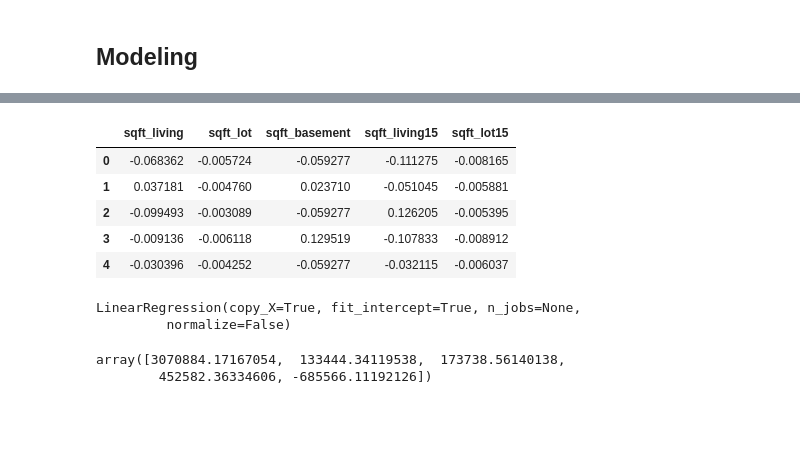
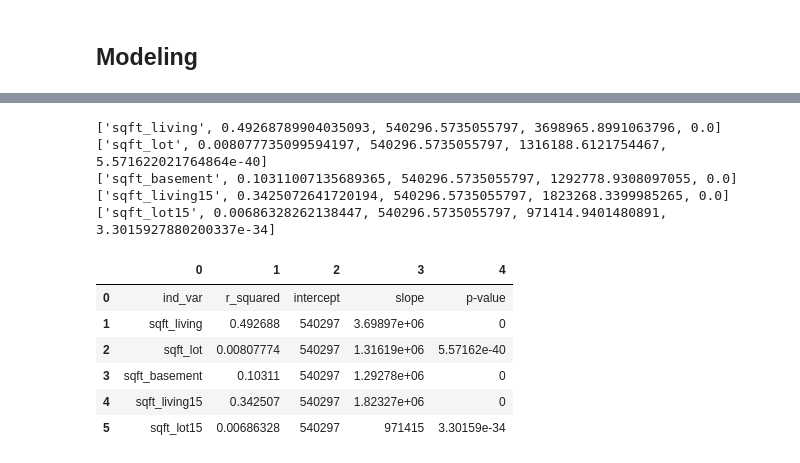
Before and after one commit to akelly66/Flatiron-School, a Jupyter notebook: Mod01/FinalProject-Mod01/dsc-1-final-project-online-ds-pt-041519/student.ipynb, the cells around one changed output, grey strips where cells are left out. Saved outputs shown, nothing was run; the diff lists cells and outputs as text; code cells hidden in the pictures; blank space fills up the shorter version.

Commit message:
Began modeling

```diff
--- a/Mod01/FinalProject-Mod01/dsc-1-final-project-online-ds-pt-041519/student.ipynb
+++ b/Mod01/FinalProject-Mod01/dsc-1-final-project-online-ds-pt-041519/student.ipynb
@@ -309,0 +251,2 @@ Index(['bedrooms', 'bathrooms', 'sqft_living', 'sqft_lot', 'floors',
+# %%
+features = features.drop(['date', 'lat', 'long', 'view'], axis=1)
@@ -511,21 +344,0 @@ features_ols = features.iloc[:, range(0,5)]
-# %%
-features_ols.head()
-# %% [output]
-|  | sqft_living | sqft_lot | sqft_basement | sqft_living15 | sqft_lot15 |
-| 0 | -0.068362 | -0.005724 | -0.059277 | -0.111275 | -0.008165 |
-| 1 | 0.037181 | -0.004760 | 0.023710 | -0.051045 | -0.005881 |
-| 2 | -0.099493 | -0.003089 | -0.059277 | 0.126205 | -0.005395 |
-| 3 | -0.009136 | -0.006118 | 0.129519 | -0.107833 | -0.008912 |
-| 4 | -0.030396 | -0.004252 | -0.059277 | -0.032115 | -0.006037 |
-# %%
-y = target
-linreg = LinearRegression()
-linreg.fit(features_ols, target)
-# %% [output]
-LinearRegression(copy_X=True, fit_intercept=True, n_jobs=None,
-         normalize=False)
-# %%
-linreg.coef_
-# %% [output]
-array([3070884.17167054,  133444.34119538,  173738.56140138,
-        452582.36334606, -685566.11192126])
@@ -531,0 +351,26 @@ array([3070884.17167054,  133444.34119538,  173738.56140138,
+# %%
+x_cols = ['sqft_living', 'sqft_lot', 'sqft_basement', 'sqft_living15', 'sqft_lot15']
+dependent = 'price'
+results = [['ind_var', 'r_squared', 'intercept', 'slope', 'p-value' ]]
+for i, col in enumerate(x_cols):
+    formula = dependent + '~' + col
+    model = smf.ols(formula=formula, data=cleaned_df).fit()
+    X_new = pd.DataFrame({col: [cleaned_df[col].min(), cleaned_df[col].max()]});
+    preds = model.predict(X_new)
+    results.append([col, model.rsquared, model.params[0], model.params[1], model.pvalues[1]])
+    print(results[1+i])
+
+pd.DataFrame(results) #Results for just the continuous variables
+# %% [output]
+['sqft_living', 0.49268789904035093, 540296.5735055797, 3698965.8991063796, 0.0]
+['sqft_lot', 0.008077735099594197, 540296.5735055797, 1316188.6121754467, 5.571622021764864e-40]
+['sqft_basement', 0.10311007135689365, 540296.5735055797, 1292778.9308097055, 0.0]
+['sqft_living15', 0.3425072641720194, 540296.5735055797, 1823268.3399985265, 0.0]
+['sqft_lot15', 0.00686328262138447, 540296.5735055797, 971414.9401480891, 3.3015927880200337e-34]
+|  | 0 | 1 | 2 | 3 | 4 |
+| 0 | ind_var | r_squared | intercept | slope | p-value |
+| 1 | sqft_living | 0.492688 | 540297 | 3.69897e+06 | 0 |
+| 2 | sqft_lot | 0.00807774 | 540297 | 1.31619e+06 | 5.57162e-40 |
+| 3 | sqft_basement | 0.10311 | 540297 | 1.29278e+06 | 0 |
+| 4 | sqft_living15 | 0.342507 | 540297 | 1.82327e+06 | 0 |
+| 5 | sqft_lot15 | 0.00686328 | 540297 | 971415 | 3.30159e-34 |
```
Also changed, not shown: parts of 45 cells of this notebook.
